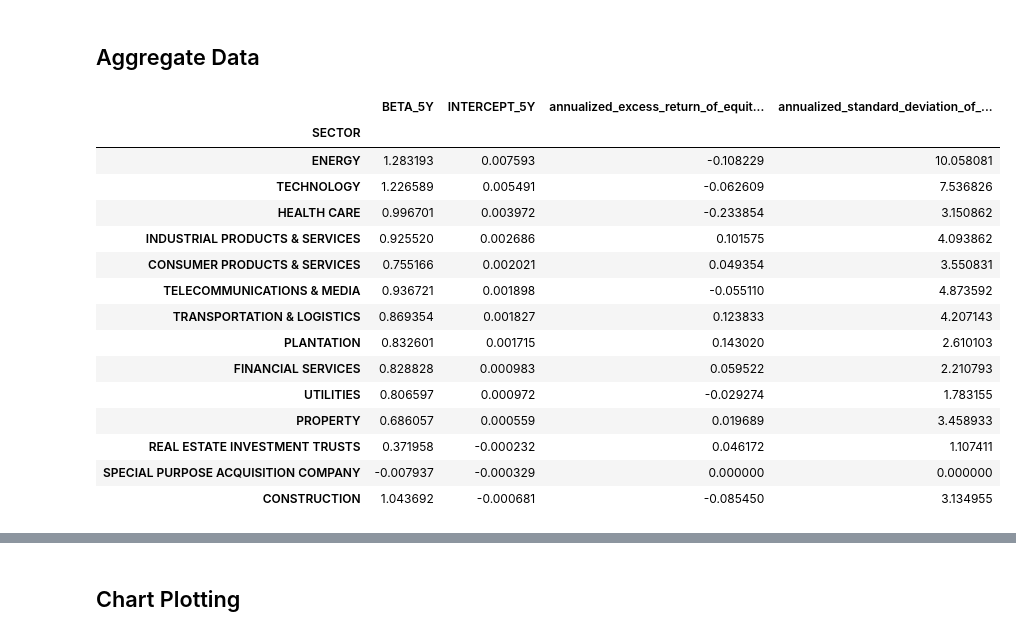
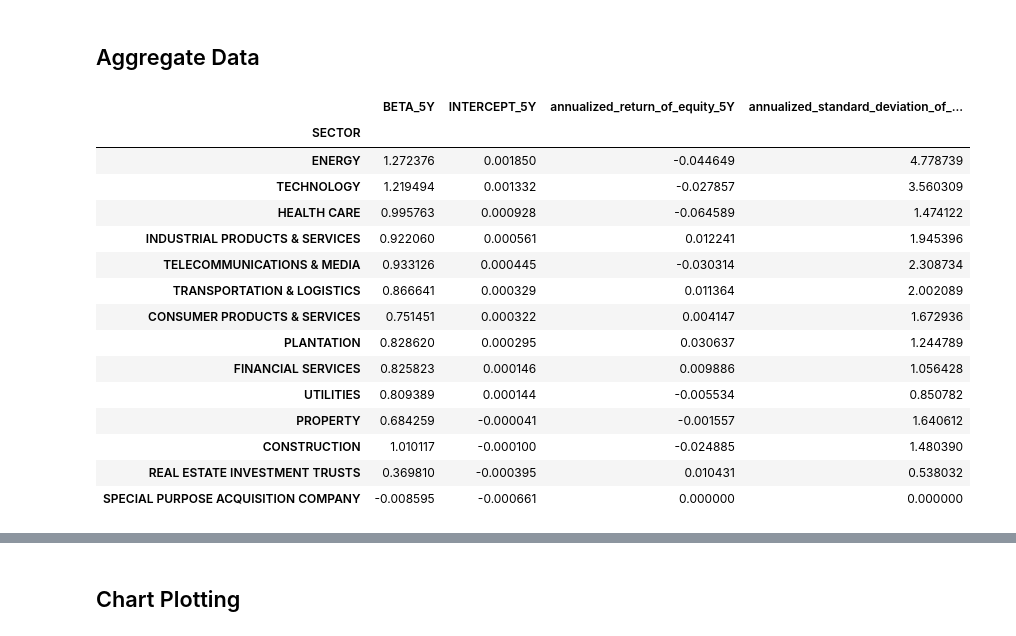
Before and after one commit to tan-yong-sheng/bursa-scraper, a Jupyter notebook: notebook/Bursa_scraper.ipynb, the cells around one changed output, grey strips where cells are left out. Saved outputs shown, nothing was run; the diff lists cells and outputs as text; code cells hidden in the pictures.

```diff
--- a/notebook/Bursa_scraper.ipynb
+++ b/notebook/Bursa_scraper.ipynb
@@ -414,7 +410,7 @@ def normality_test(excess_stock_return:list, confidence_level:float) -> Union[bo
 
 def getRegression(df: pandas.core.frame.DataFrame, period: int, interval:str, rf: float, confidence_level: float) -> pandas.core.frame.DataFrame:
   interval_dict = {"1d": 252,"1wk":52, "1mo":12, "3mo":4}
-  df_ny = filterDataBasedYear(df, period).set_index("Date").sub(rf/interval_dict[interval])
+  df_ny = filterDataBasedYear(df, period).set_index("Date").sub((1+rf)**(1/interval_dict[interval]) -1)
   df_ny = df_ny.apply(lambda x: calc_linregress_data(x.values.tolist(), df_ny["^KLSE"].values.tolist(), confidence_level=confidence_level), axis=0)
   df_ny = df_ny.transpose().reset_index()
   df_ny.columns = ["STOCK CODE",f"BETA_{period}Y", f"INTERCEPT_{period}Y", f"R-SQUARED_{period}Y", f"P-VALUE_{period}Y", f"BETA STANDARD ERROR_{period}Y",f"SKEWNESS_{period}Y" , f"PEARSON KURTOSIS_{period}Y", f"FISHER KURTOSIS_{period}Y",f"NORMALITY TEST_{period}Y" ]
@@ -443,7 +439,7 @@ regression_df.sort_values(f"INTERCEPT_{period}Y", ascending=False)
 def getAnnualizedReturn(df:pandas.DataFrame, interval:str, type:str="geometric", skipna:bool=False) -> float:
     """Params:
     interval : str
-        Valid intervals: 1m,2m,5m,15m,30m,60m,90m,1h,1d,5d,1wk,1mo,3mo
+        Valid intervals: 1d, 1wk,1mo,3mo
     """
     annualized_return: float = None
     annualized_return_dict: dict = {"1d": 252,"1wk":52, "1mo":12, "3mo":4}
@@ -478,7 +474,7 @@ x_list = []
 descriptive_df = pandas.DataFrame()
 
 descriptive_df[f"annualized_standard_deviation_of_equity_{period}Y"] = getAnnualizedStdDeviation(filterDataBasedYear(total_stock_return_df, period =2).set_index("Date"), interval=interval, skipna=skipna)
-descriptive_df[f"annualized_excess_return_of_equity_{period}Y"] = getAnnualizedReturn(filterDataBasedYear(total_stock_return_df, period=2).set_index("Date"), interval=interval, skipna=skipna)
+descriptive_df[f"annualized_return_of_equity_{period}Y"] = getAnnualizedReturn(filterDataBasedYear(total_stock_return_df, period=2).set_index("Date"), interval=interval, skipna=skipna)
 descriptive_df = descriptive_df.reset_index()
 descriptive_df = descriptive_df.rename(columns={"index":"STOCK CODE"})
 descriptive_df["STOCK CODE"] = descriptive_df["STOCK CODE"].replace("[.]KL", "", regex=True)
@@ -495,5 +491,5 @@ workSheet.format("1:1", {"textFormat":{"bold":"True"}})
 workSheet.append_rows(descriptive_df.values.tolist(), value_input_option='RAW', table_range="A1")
 """
 
-descriptive_df.sort_values(f"annualized_excess_return_of_equity_{period}Y", ascending=False)
+descriptive_df.sort_values(f"annualized_return_of_equity_{period}Y", ascending=False)
 # %% [output]
@@ -537,0 +555,19 @@ merged_df.sort_values(f"INTERCEPT_{period}Y", ascending=False)
+# %%
+# merge dataframes of `clean_df_stock_list`, `regression_df`, `descriptive_df`
+
+from functools import reduce
+
+main_dataframe = [clean_df_stock_list, regression_df, descriptive_df]
+
+merged_df = reduce(lambda left, right: pandas.merge(left, right, on="STOCK CODE", how ="outer"), main_dataframe)
+
+# then calculate other performance metrics such as SHARPE RATIO, Treynor Ratio, and Jensen Alpha
+interval_dict: dict = {"1d": 252,"1wk":52, "1mo":12, "3mo":4}
+merged_df[f"SHARPE_RATIO_{period}Y"] = merged_df[f"annualized_return_of_equity_{period}Y"].sub((1+rf)**(1/interval_dict[interval]) -1).divide(merged_df[f"annualized_standard_deviation_of_equity_{period}Y"])
+merged_df[f"TREYNOR_RATIO_{period}Y"] = merged_df[f"annualized_return_of_equity_{period}Y"].sub((1+rf)**(1/interval_dict[interval]) -1).divide(merged_df[f"BETA_{period}Y"])
+
+#beta_multiply_market_return: pandas.DataFrame = merged_df[f"BETA_{period}Y"].multiply(float(merged_df[merged_df["STOCK CODE"] == "^KLSE"][f"annualized_return_of_equity_{period}Y"]))
+#merged_df[f"JENSEN_ALPHA_{period}Y"] = merged_df[f"annualized_return_of_equity_{period}Y"].sub((1+rf)**(1/interval_dict[interval]) -1).divide(beta_multiply_market_return)
+
+merged_df.to_csv("merged_df.csv")
+merged_df
@@ -540,27 +590,28 @@ merged_df.sort_values(f"INTERCEPT_{period}Y", ascending=False)
 # %%
 sector_overview_df = merged_df.groupby("SECTOR").agg({f"BETA_{period}Y": "mean",
                                     f"INTERCEPT_{period}Y": "mean",
-                                    f"annualized_excess_return_of_equity_{period}Y": "mean",
-                                    f"annualized_standard_deviation_of_equity_{period}Y": "mean"
+                                    f"annualized_return_of_equity_{period}Y": "mean",
+                                    f"annualized_standard_deviation_of_equity_{period}Y": "mean",
                                     }).dropna().sort_values(f"INTERCEPT_{period}Y", ascending=False)
+sector_overview_df.to_csv("sector_overview_df.csv")
 sector_overview_df
 # %% [output]
-|  | BETA_5Y | INTERCEPT_5Y | annualized_excess_return_of_equit... | annualized_standard_deviation_of_... |
+|  | BETA_5Y | INTERCEPT_5Y | annualized_return_of_equity_5Y | annualized_standard_deviation_of_... |
 | SECTOR |  |  |  |  |
-| ENERGY | 1.283193 | 0.007593 | -0.108229 | 10.058081 |
-| TECHNOLOGY | 1.226589 | 0.005491 | -0.062609 | 7.536826 |
-| HEALTH CARE | 0.996701 | 0.003972 | -0.233854 | 3.150862 |
-| INDUSTRIAL PRODUCTS & SERVICES | 0.925520 | 0.002686 | 0.101575 | 4.093862 |
-| CONSUMER PRODUCTS & SERVICES | 0.755166 | 0.002021 | 0.049354 | 3.550831 |
-| TELECOMMUNICATIONS & MEDIA | 0.936721 | 0.001898 | -0.055110 | 4.873592 |
-| TRANSPORTATION & LOGISTICS | 0.869354 | 0.001827 | 0.123833 | 4.207143 |
-| PLANTATION | 0.832601 | 0.001715 | 0.143020 | 2.610103 |
-| FINANCIAL SERVICES | 0.828828 | 0.000983 | 0.059522 | 2.210793 |
-| UTILITIES | 0.806597 | 0.000972 | -0.029274 | 1.783155 |
-| PROPERTY | 0.686057 | 0.000559 | 0.019689 | 3.458933 |
-| REAL ESTATE INVESTMENT TRUSTS | 0.371958 | -0.000232 | 0.046172 | 1.107411 |
-| SPECIAL PURPOSE ACQUISITION COMPANY | -0.007937 | -0.000329 | 0.000000 | 0.000000 |
-| CONSTRUCTION | 1.043692 | -0.000681 | -0.085450 | 3.134955 |
+| ENERGY | 1.272376 | 0.001850 | -0.044649 | 4.778739 |
+| TECHNOLOGY | 1.219494 | 0.001332 | -0.027857 | 3.560309 |
+| HEALTH CARE | 0.995763 | 0.000928 | -0.064589 | 1.474122 |
+| INDUSTRIAL PRODUCTS & SERVICES | 0.922060 | 0.000561 | 0.012241 | 1.945396 |
+| TELECOMMUNICATIONS & MEDIA | 0.933126 | 0.000445 | -0.030314 | 2.308734 |
+| TRANSPORTATION & LOGISTICS | 0.866641 | 0.000329 | 0.011364 | 2.002089 |
+| CONSUMER PRODUCTS & SERVICES | 0.751451 | 0.000322 | 0.004147 | 1.672936 |
+| PLANTATION | 0.828620 | 0.000295 | 0.030637 | 1.244789 |
+| FINANCIAL SERVICES | 0.825823 | 0.000146 | 0.009886 | 1.056428 |
+| UTILITIES | 0.809389 | 0.000144 | -0.005534 | 0.850782 |
+| PROPERTY | 0.684259 | -0.000041 | -0.001557 | 1.640612 |
+| CONSTRUCTION | 1.010117 | -0.000100 | -0.024885 | 1.480390 |
+| REAL ESTATE INVESTMENT TRUSTS | 0.369810 | -0.000395 | 0.010431 | 0.538032 |
+| SPECIAL PURPOSE ACQUISITION COMPANY | -0.008595 | -0.000661 | 0.000000 | 0.000000 |
 # %%
 sub_sector_overview_df = merged_df.groupby(["SUBSECTOR","SECTOR"]).agg({f"BETA_{period}Y": "mean",
                                     f"INTERCEPT_{period}Y": "mean",
```
Also changed, not shown: parts of 20 cells of this notebook.
